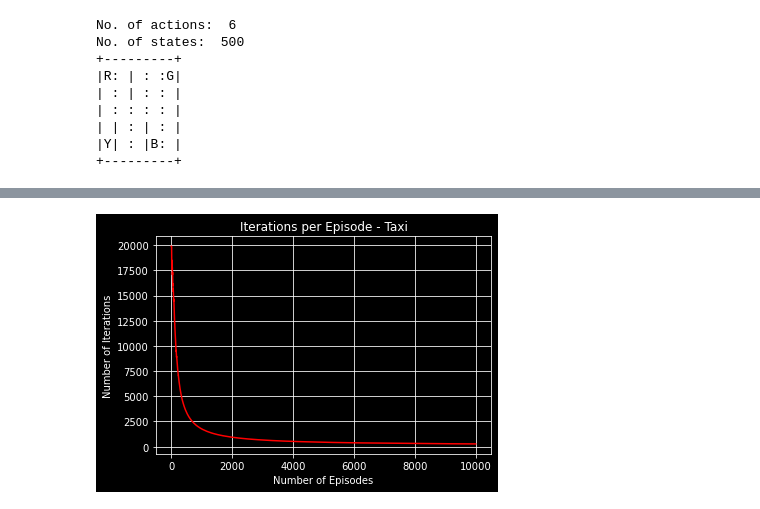
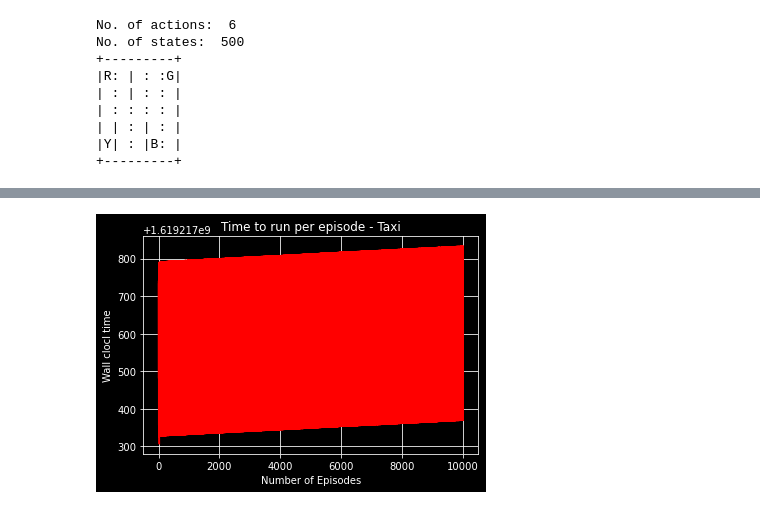
Before and after one commit to jbanigan/CS-7641, a Jupyter notebook: MDP/Taxi_QLearning.ipynb, the cells around one changed output, grey strips where cells are left out. Cells and saved outputs as stored; diff of their text form; code cells hidden in the pictures.

```diff
--- a/MDP/Taxi_QLearning.ipynb
+++ b/MDP/Taxi_QLearning.ipynb
@@ -35,19 +36,21 @@ def greedyEpsilon(Q, eps, num_a):
         return probA
     return nest
 # %%
-def qLearning(env, episodes, discount = 1.0, alpha = 0.6, eps = 0.1):
+def qLearning(env, episodes, discount = 0.95, alpha = 0.6, eps = 0.1):
 
     Q = defaultdict(lambda: np.zeros(env.nA))
     test_r = []
     wut = []
     iters2 = []
     policy = greedyEpsilon(Q, eps, env.nA)
+    time_arr = []
     for episode in range(episodes):
         r=0
         s = env.reset()
         env.render()
         print('Episode #: ',episode)
         i2 = 0
+        s = time.time()
         for t in itertools.count():
             probA = policy(s)
             a = np.random.choice(np.arange(len(probA)),p = probA)
@@ -63,14 +66,16 @@ def qLearning(env, episodes, discount = 1.0, alpha = 0.6, eps = 0.1):
                 break
 
             s = s_prime
+        time_arr.append(time.time() - s)
         clear_output(wait=True)
         iters2.append(i2)
         test_r.append(r)
+
     wut = np.cumsum(test_r)/np.arange(1,episodes+1)
     iters3 = np.cumsum(iters2)/np.arange(1,episodes+1)
-    return Q, wut, iters3
+    return Q, wut, iters3, time_arr
 # %%
-Q, rewards, iters = qLearning(env, 10000)
+Q, rewards, iters, time = qLearning(env, 10001)
 # %% [output]
 +---------+
 |R: | : :G|
@@ -88,4 +91,6 @@ plot_rewards(rewards, 'Rewards per Episode - Taxi','Rewards')
 # %%
 plot_iters(iters, 'Iterations per Episode - Taxi', 'Number of Iterations')
-# %% [output]
-[figure, removed]
+# %%
+plot_iters(time, 'Time to run per episode - Taxi', 'Wall clocl time')
+# %% [output]
+[figure, added]
```
Also changed, not shown: parts of 4 cells of this notebook, 24 other files.
